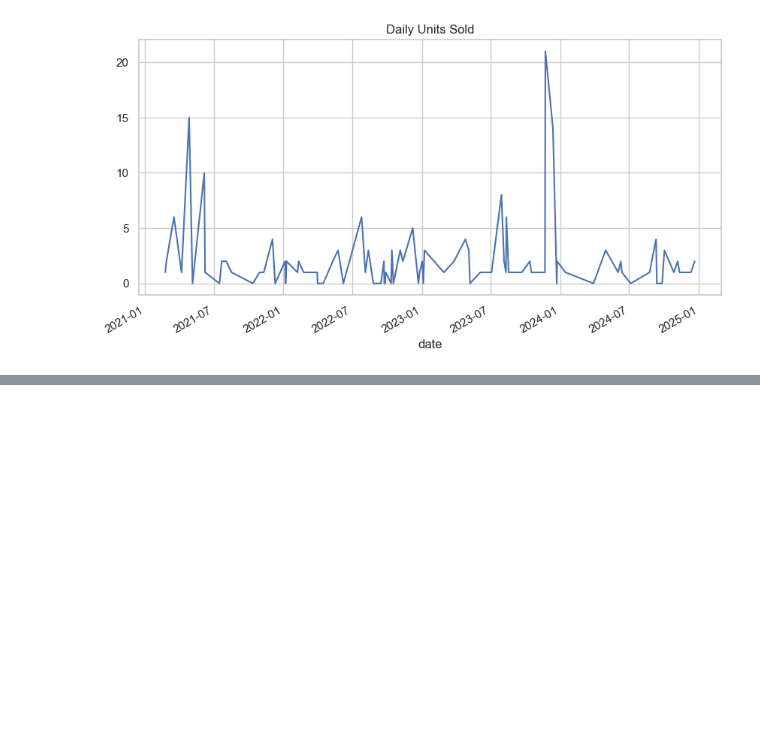
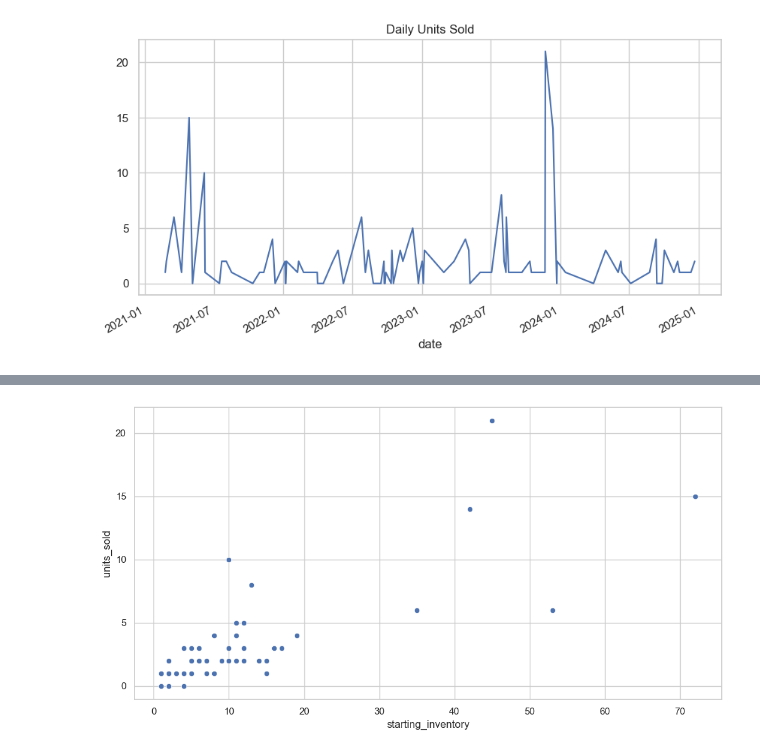
Before and after one commit to SunnyX-AI/ai-powered-sales-forecasting, a Jupyter notebook: notebooks/00_experiments.ipynb, the cells around one changed output, grey strips where cells are left out. Saved outputs shown, nothing was run; the diff lists cells and outputs as text; code cells hidden in the pictures; blank space fills up the shorter version.

```diff
--- a/notebooks/00_experiments.ipynb
+++ b/notebooks/00_experiments.ipynb
@@ -290,0 +320,7 @@ plt.show()
+# %%
+sample_df.groupby("promo_flag")["units_sold"].mean()
+
+sns.scatterplot(data=sample_df, x="starting_inventory", y="units_sold")
+plt.show()
+# %% [output]
+[figure, added]
```
Also changed, not shown: parts of 2 cells of this notebook.
